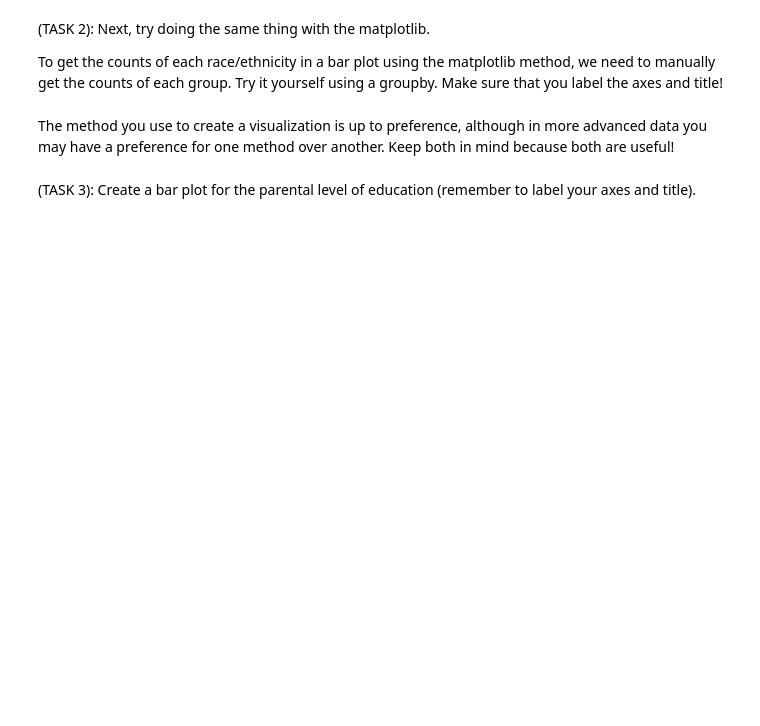
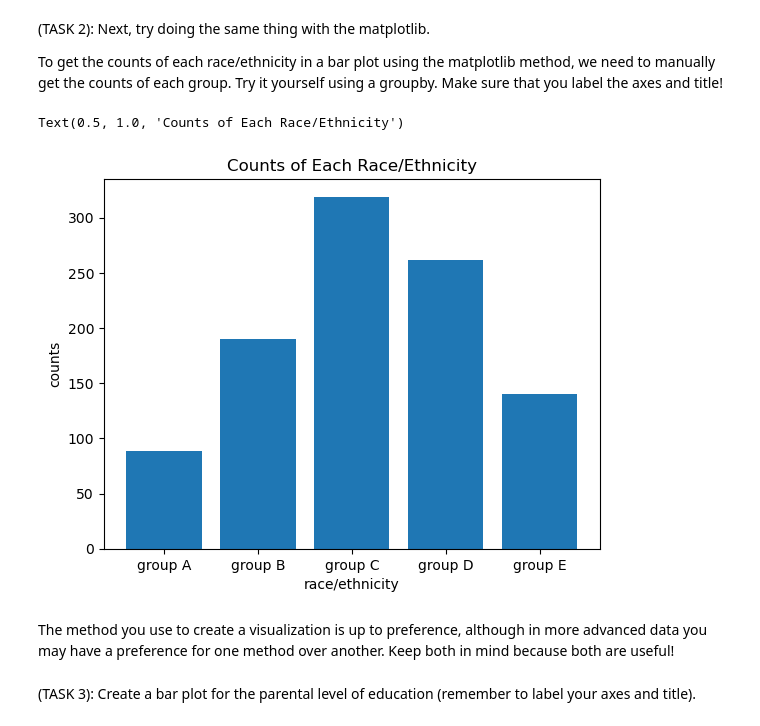
Before and after one commit to kyun33/JCP26Notebooks, a Jupyter notebook: Week_3_Visualizations copy.ipynb, the cells around one changed output. Drawn from its saved outputs; the diff is of its cells as text; code cells hidden in the pictures; blank space fills up the shorter version.

```diff
--- a/Week_3_Visualizations copy.ipynb
+++ b/Week_3_Visualizations copy.ipynb
@@ -33,7 +56,15 @@ To get the counts of each race/ethnicity in a bar plot using the matplotlib meth
 # %%
 counts = df.groupby("race/ethnicity").count()
 race = counts["gender"].reset_index().rename(columns={"gender": "counts"})
 #TODO
+plt.bar(race["race/ethnicity"], race["counts"])
+
+plt.xlabel("race/ethnicity")
+plt.ylabel("counts")
+plt.title("Counts of Each Race/Ethnicity")
+# %% [output]
+Text(0.5, 1.0, 'Counts of Each Race/Ethnicity')
+[figure, added]
 # %% [markdown]
 The method you use to create a visualization is up to preference, although in more advanced data you may have a preference for one method over another. Keep both in mind because both are useful!
 # %% [markdown]
```
Also changed, not shown: parts of 28 cells of this notebook.
